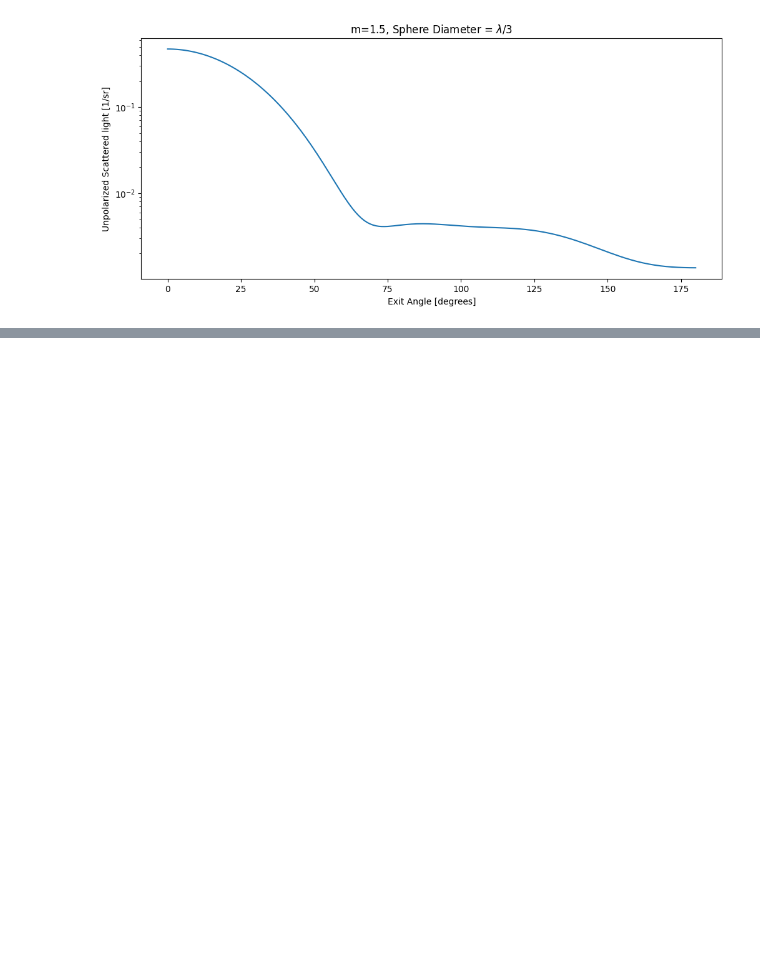
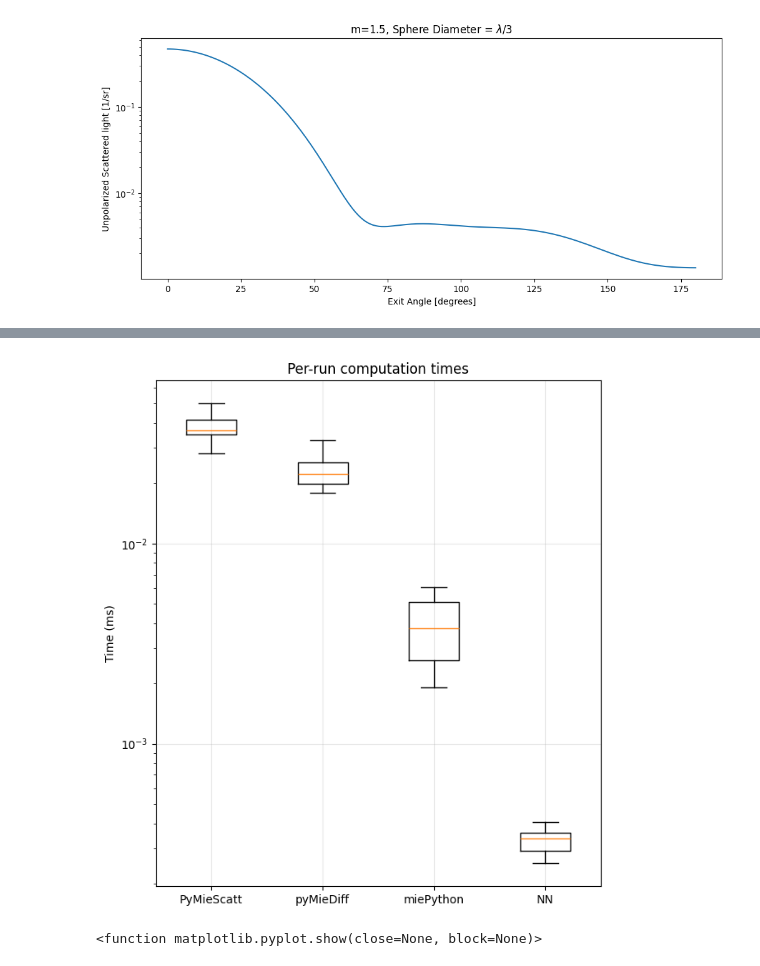
Before and after one commit to james-613/Modified_pyMieScatt_NN, a Jupyter notebook: onnx_script.ipynb, the cells around one changed output, grey strips where cells are left out. Drawn from its saved outputs; the diff is of its cells as text; code cells hidden in the pictures; blank space fills up the shorter version.

```diff
--- a/onnx_script.ipynb
+++ b/onnx_script.ipynb
@@ -651,0 +760,17 @@ Text(0.5, 1.0, 'm=1.5, Sphere Diameter = $\\lambda$/3')
+# %%
+fig, ax = plt.subplots(figsize=(7, 8))
+ax.set_yscale('log')
+ax.set_ylabel('Time (ms)')
+ax.set_title('Per-run computation times')
+ax.grid(True, alpha=0.3)
+
+data = [pymiescatt_times, pymiediff_times, miepython_times, nn_times]
+labels = ['PyMieScatt', 'pyMieDiff', 'miePython', 'NN']
+
+bplot = ax.boxplot(data, tick_labels=labels, sym= '')
+plt.show()
+
+plt.show
+# %% [output]
+[figure, added]
+<function matplotlib.pyplot.show(close=None, block=None)>
```
Also changed, not shown: parts of 7 cells of this notebook, 2 other files.
